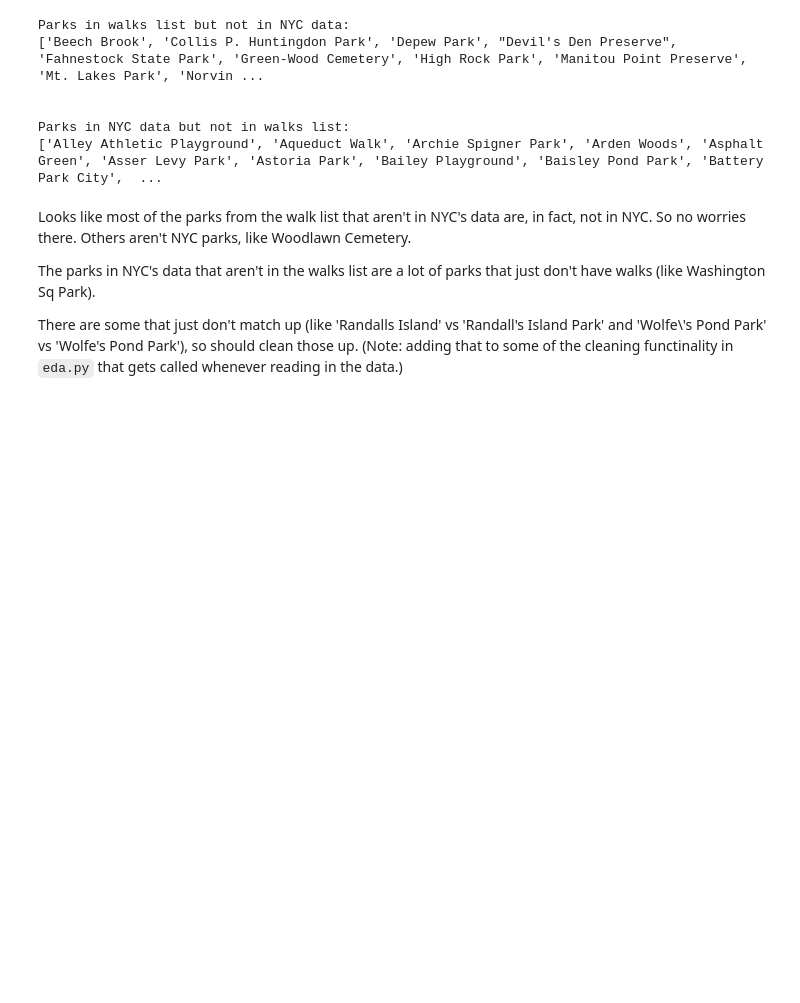
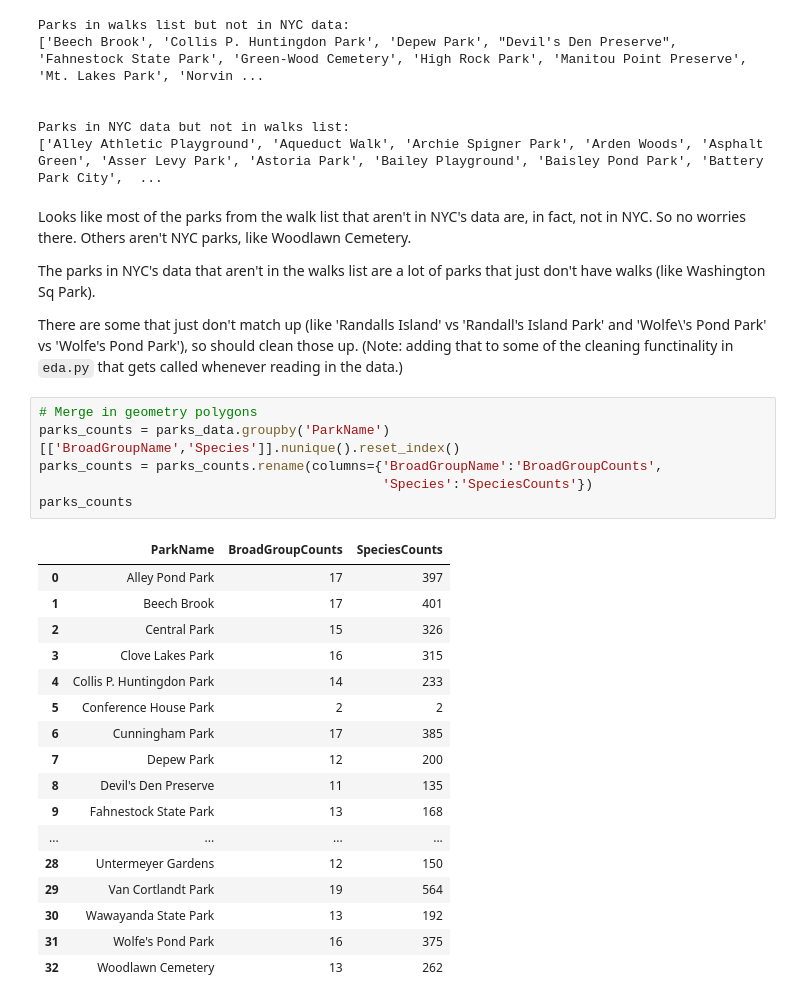
Before and after one commit to newyorkmyc/walks-list, a Jupyter notebook: mapping.ipynb, the cells around one changed output. Cells and saved outputs as stored; diff of their text form; blank space fills up the shorter version.

```diff
--- a/mapping.ipynb
+++ b/mapping.ipynb
@@ -105,4 +87,28 @@ Looks like most of the parks from the walk list that aren't in NYC's data are, i
 The parks in NYC's data that aren't in the walks list are a lot of parks that just don't have walks (like Washington Sq Park).
 
 There are some that just don't match up (like 'Randalls Island' vs 'Randall's Island Park' and 'Wolfe\\'s Pond Park' vs 'Wolfe's Pond Park'), so should clean those up. (Note: adding that to some of the cleaning functinality in `eda.py` that gets called whenever reading in the data.)
+# %%
+# Merge in geometry polygons
+parks_counts = parks_data.groupby('ParkName')[['BroadGroupName','Species']].nunique().reset_index()
+parks_counts = parks_counts.rename(columns={'BroadGroupName':'BroadGroupCounts',
+                                            'Species':'SpeciesCounts'})
+parks_counts
+# %% [output]
+|  | ParkName | BroadGroupCounts | SpeciesCounts |
+| 0 | Alley Pond Park | 17 | 397 |
+| 1 | Beech Brook | 17 | 401 |
+| 2 | Central Park | 15 | 326 |
+| 3 | Clove Lakes Park | 16 | 315 |
+| 4 | Collis P. Huntingdon Park | 14 | 233 |
+| 5 | Conference House Park | 2 | 2 |
+| 6 | Cunningham Park | 17 | 385 |
+| 7 | Depew Park | 12 | 200 |
+| 8 | Devil's Den Preserve | 11 | 135 |
+| 9 | Fahnestock State Park | 13 | 168 |
+| ... | ... | ... | ... |
+| 28 | Untermeyer Gardens | 12 | 150 |
+| 29 | Van Cortlandt Park | 19 | 564 |
+| 30 | Wawayanda State Park | 13 | 192 |
+| 31 | Wolfe's Pond Park | 16 | 375 |
+| 32 | Woodlawn Cemetery | 13 | 262 |
 # %%
```
Also changed, not shown: parts of 7 cells of this notebook.
